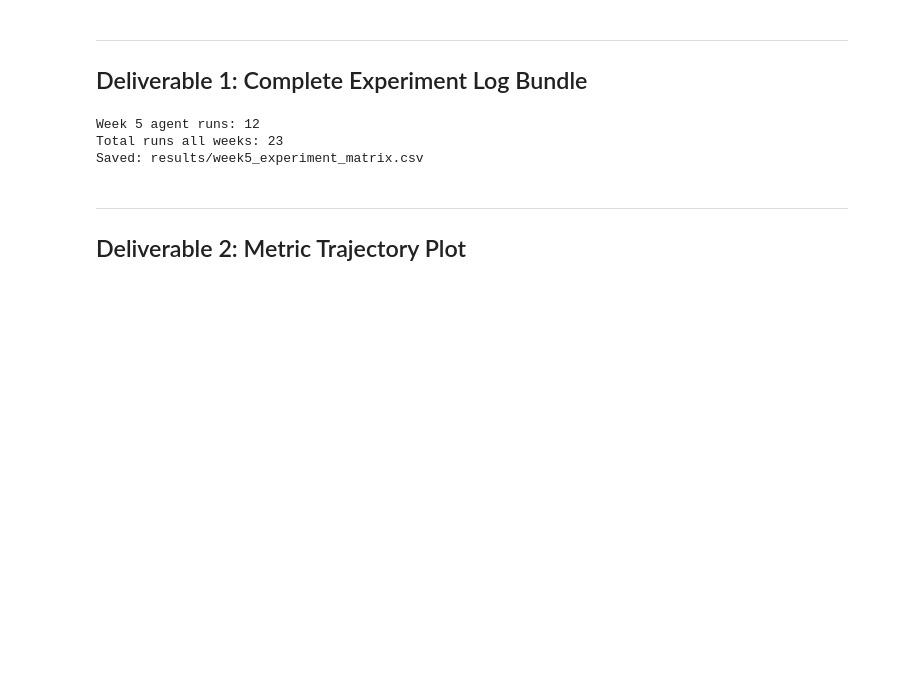
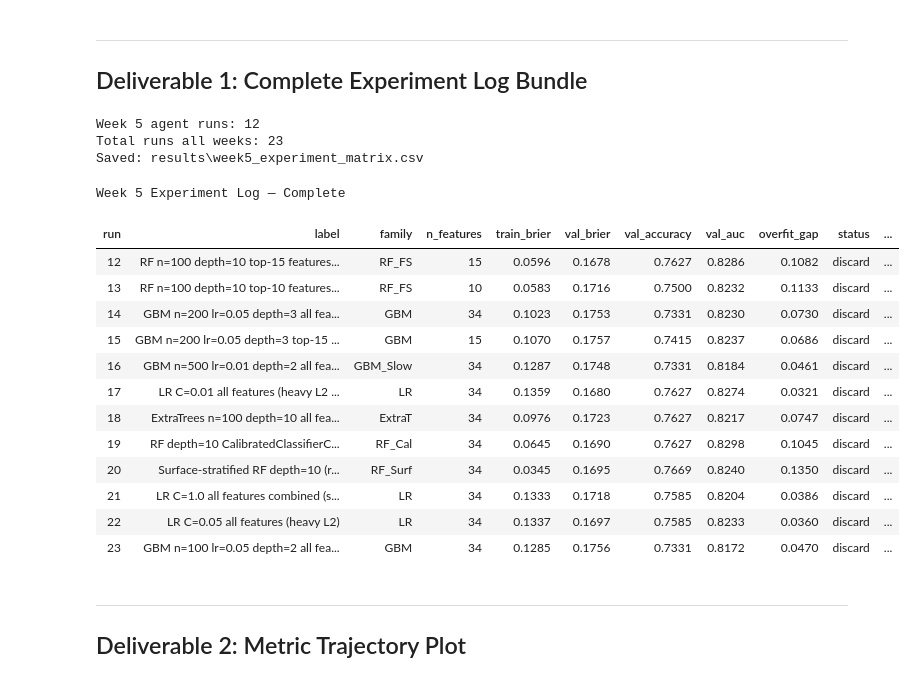
Before and after one commit to hassankanji/tennis-match-prediction, a Jupyter notebook: notebooks/week5_autoresearch.ipynb, the cells around one changed output. Saved outputs shown, nothing was run; the diff lists cells and outputs as text; code cells hidden in the pictures; blank space fills up the shorter version.

```diff
--- a/notebooks/week5_autoresearch.ipynb
+++ b/notebooks/week5_autoresearch.ipynb
@@ -670,34 +728,59 @@ all_agent_runs = wk34_rows.copy()
 for r in iter1_log + iter2_log + iter3_log:
     all_agent_runs.append({
         'week': 5, 'run': r['run'], 'label': r['label'], 'family': r['family'],
         'n_features': r.get('n_features'), 'train_brier': r.get('train_brier'),
         'val_brier': r.get('val_brier'), 'val_accuracy': r.get('val_accuracy'),
         'val_auc': r.get('val_auc'), 'overfit_gap': r.get('overfit_gap'),
         'status': r['status'], 'iteration': r['iteration']
     })
 
 matrix_df = pd.DataFrame(all_agent_runs)
 matrix_df['delta_brier'] = matrix_df['val_brier'].diff()
 
 print(f'Week 5 agent runs: {len([r for r in all_agent_runs if r["week"]==5])}')
 print(f'Total runs all weeks: {len(matrix_df)}')
 
 MATRIX_PATH = RESULTS / 'week5_experiment_matrix.csv'
 matrix_df.to_csv(MATRIX_PATH, index=False)
 print(f'Saved: {MATRIX_PATH.relative_to(REPO)}')
 
 # Display week 5 subset
 wk5_df = matrix_df[matrix_df['week']==5][['run','label','family','n_features',
     'train_brier','val_brier','val_accuracy','val_auc','overfit_gap','status','iteration']]
 wk5_df.style \
     .format({'train_brier':'{:.4f}','val_brier':'{:.4f}','val_accuracy':'{:.4f}','val_auc':'{:.4f}','overfit_gap':'{:.4f}'}, na_rep='—') \
     .map(lambda v: 'background-color:#d4edda' if v=='keep' else ('background-color:#f8d7da' if v=='discard' else ''), subset=['status']) \
     .set_caption('Week 5 Experiment Matrix') \
     .hide(axis='index')
+
+# Display full week 5 matrix with train/val/gap columns
+display(wk5_df.style
+    .format({'train_brier':'{:.4f}','val_brier':'{:.4f}',
+             'val_accuracy':'{:.4f}','val_auc':'{:.4f}',
+             'overfit_gap':'{:.4f}'}, na_rep='—')
+    .map(lambda v: 'background-color:#d4edda' if v=='keep'
+         else ('background-color:#f8d7da' if v=='discard' else ''),
+         subset=['status'])
+    .set_caption('Week 5 Experiment Log — Complete')
+    .hide(axis='index'))
 # %% [output]
 Week 5 agent runs: 12
 Total runs all weeks: 23
-Saved: results/week5_experiment_matrix.csv
+Saved: results\week5_experiment_matrix.csv
+Week 5 Experiment Log — Complete
+| run | label | family | n_features | train_brier | val_brier | val_accuracy | val_auc | overfit_gap | status | ... |
+| 12 | RF n=100 depth=10 top-15 features... | RF_FS | 15 | 0.0596 | 0.1678 | 0.7627 | 0.8286 | 0.1082 | discard | ... |
+| 13 | RF n=100 depth=10 top-10 features... | RF_FS | 10 | 0.0583 | 0.1716 | 0.7500 | 0.8232 | 0.1133 | discard | ... |
+| 14 | GBM n=200 lr=0.05 depth=3 all fea... | GBM | 34 | 0.1023 | 0.1753 | 0.7331 | 0.8230 | 0.0730 | discard | ... |
+| 15 | GBM n=200 lr=0.05 depth=3 top-15 ... | GBM | 15 | 0.1070 | 0.1757 | 0.7415 | 0.8237 | 0.0686 | discard | ... |
+| 16 | GBM n=500 lr=0.01 depth=2 all fea... | GBM_Slow | 34 | 0.1287 | 0.1748 | 0.7331 | 0.8184 | 0.0461 | discard | ... |
+| 17 | LR C=0.01 all features (heavy L2 ... | LR | 34 | 0.1359 | 0.1680 | 0.7627 | 0.8274 | 0.0321 | discard | ... |
+| 18 | ExtraTrees n=100 depth=10 all fea... | ExtraT | 34 | 0.0976 | 0.1723 | 0.7627 | 0.8217 | 0.0747 | discard | ... |
+| 19 | RF depth=10 CalibratedClassifierC... | RF_Cal | 34 | 0.0645 | 0.1690 | 0.7627 | 0.8298 | 0.1045 | discard | ... |
+| 20 | Surface-stratified RF depth=10 (r... | RF_Surf | 34 | 0.0345 | 0.1695 | 0.7669 | 0.8240 | 0.1350 | discard | ... |
+| 21 | LR C=1.0 all features combined (s... | LR | 34 | 0.1333 | 0.1718 | 0.7585 | 0.8204 | 0.0386 | discard | ... |
+| 22 | LR C=0.05 all features (heavy L2) | LR | 34 | 0.1337 | 0.1697 | 0.7585 | 0.8233 | 0.0360 | discard | ... |
+| 23 | GBM n=100 lr=0.05 depth=2 all fea... | GBM | 34 | 0.1285 | 0.1756 | 0.7331 | 0.8172 | 0.0470 | discard | ... |
 # %% [markdown]
 ---
 ## Deliverable 2: Metric Trajectory Plot
```
Also changed, not shown: parts of 11 cells of this notebook, 7 other files.
